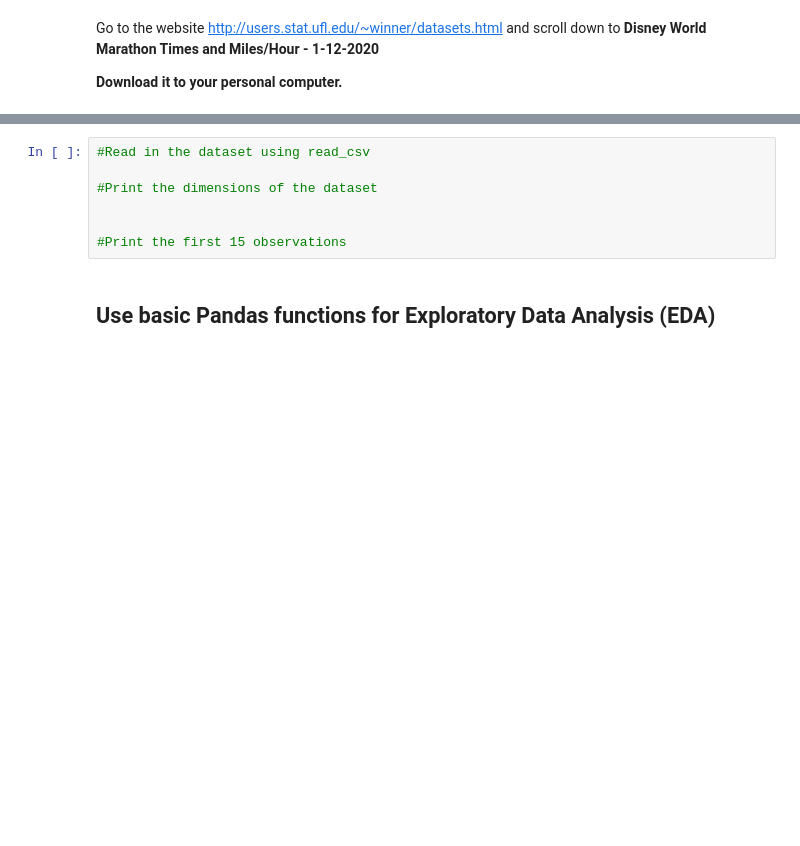
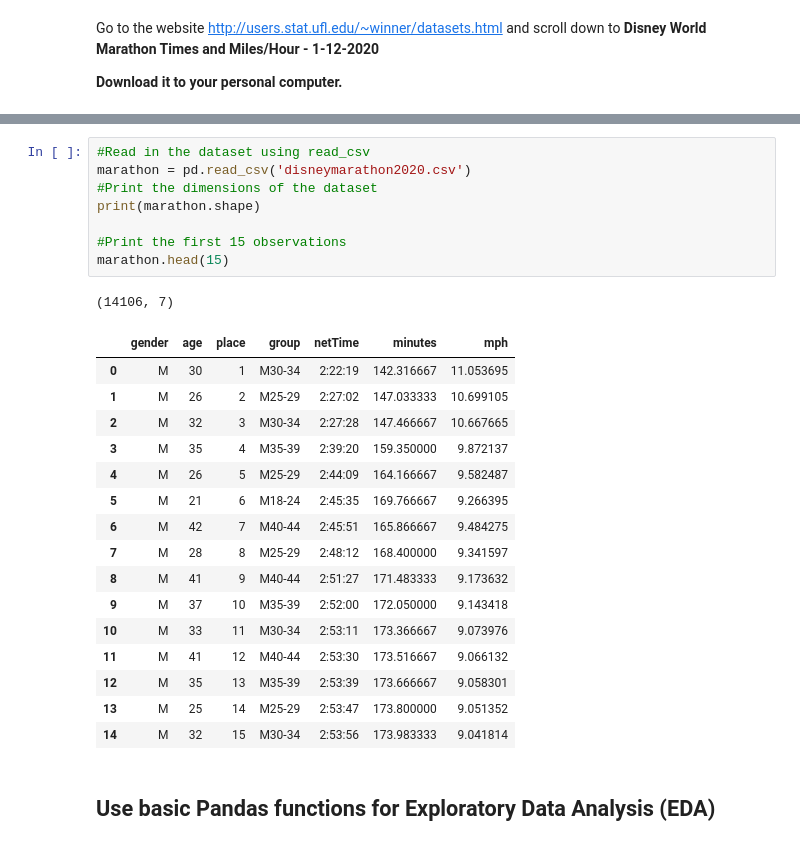
Before and after one commit to Vasanta2002/Sprint_1_git, a Jupyter notebook: module2-exploratory-data-analysis/DS_112_EDA.ipynb, the cells around one changed output, grey strips where cells are left out. Drawn from its saved outputs; the diff is of its cells as text; blank space fills up the shorter version.

```diff
--- a/module2-exploratory-data-analysis/DS_112_EDA.ipynb
+++ b/module2-exploratory-data-analysis/DS_112_EDA.ipynb
@@ -101,10 +115,29 @@ ModuleNotFoundError: No module named 'google'
 # %%
 #Read in the dataset using read_csv
-
+marathon = pd.read_csv('disneymarathon2020.csv')
 #Print the dimensions of the dataset
-
+print(marathon.shape)
 
 #Print the first 15 observations
+marathon.head(15)
+# %% [output]
+(14106, 7)
+|  | gender | age | place | group | netTime | minutes | mph |
+| 0 | M | 30 | 1 | M30-34 | 2:22:19 | 142.316667 | 11.053695 |
+| 1 | M | 26 | 2 | M25-29 | 2:27:02 | 147.033333 | 10.699105 |
+| 2 | M | 32 | 3 | M30-34 | 2:27:28 | 147.466667 | 10.667665 |
+| 3 | M | 35 | 4 | M35-39 | 2:39:20 | 159.350000 | 9.872137 |
+| 4 | M | 26 | 5 | M25-29 | 2:44:09 | 164.166667 | 9.582487 |
+| 5 | M | 21 | 6 | M18-24 | 2:45:35 | 169.766667 | 9.266395 |
+| 6 | M | 42 | 7 | M40-44 | 2:45:51 | 165.866667 | 9.484275 |
+| 7 | M | 28 | 8 | M25-29 | 2:48:12 | 168.400000 | 9.341597 |
+| 8 | M | 41 | 9 | M40-44 | 2:51:27 | 171.483333 | 9.173632 |
+| 9 | M | 37 | 10 | M35-39 | 2:52:00 | 172.050000 | 9.143418 |
+| 10 | M | 33 | 11 | M30-34 | 2:53:11 | 173.366667 | 9.073976 |
+| 11 | M | 41 | 12 | M40-44 | 2:53:30 | 173.516667 | 9.066132 |
+| 12 | M | 35 | 13 | M35-39 | 2:53:39 | 173.666667 | 9.058301 |
+| 13 | M | 25 | 14 | M25-29 | 2:53:47 | 173.800000 | 9.051352 |
+| 14 | M | 32 | 15 | M30-34 | 2:53:56 | 173.983333 | 9.041814 |
 # %% [markdown]
 ## Use basic Pandas functions for Exploratory Data Analysis (EDA)
 # %% [markdown]
```
Also changed, not shown: parts of 35 cells of this notebook.
